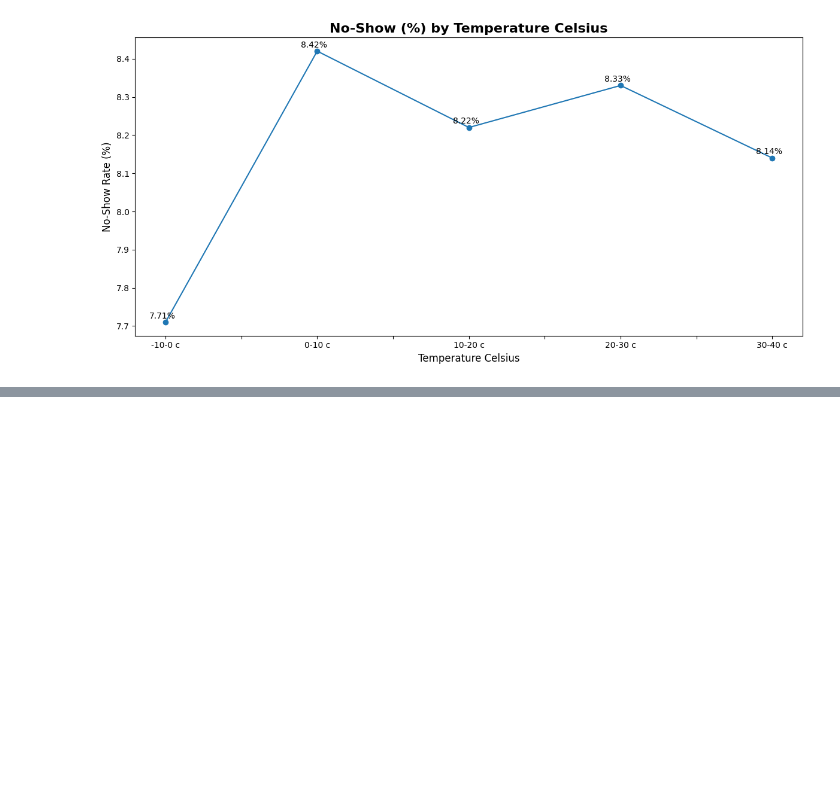
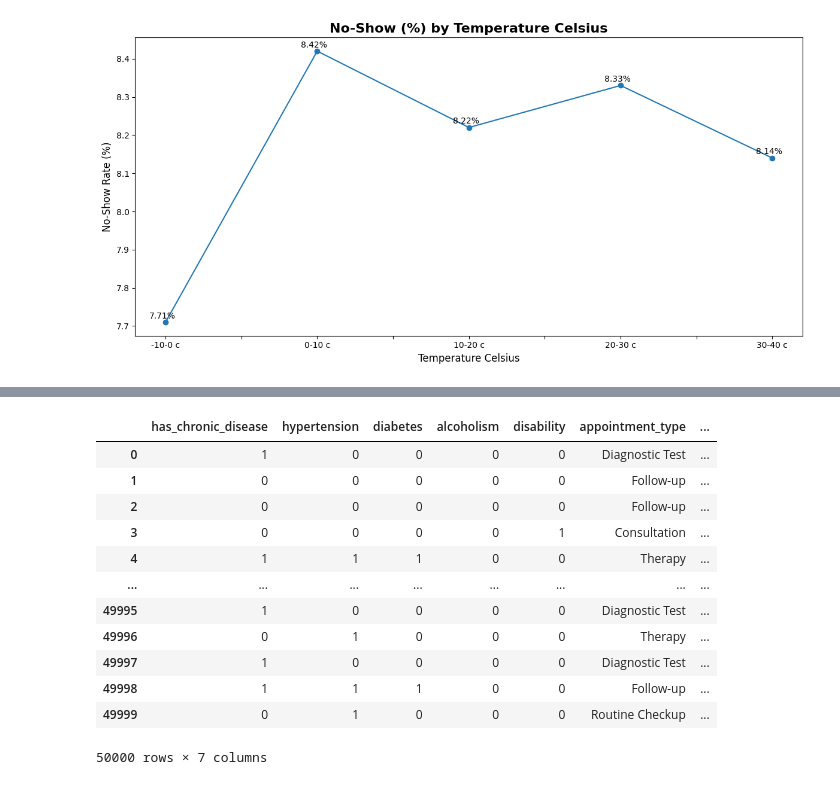
Before and after one commit to akashcstech/Health_Care_No_Show_Data_Analysis, a Jupyter notebook: Data_clean.ipynb, the cells around one changed output, grey strips where cells are left out. Drawn from its saved outputs; the diff is of its cells as text; code cells hidden in the pictures; blank space fills up the shorter version.

```diff
--- a/Data_clean.ipynb
+++ b/Data_clean.ipynb
@@ -1847,0 +1856,17 @@ plt.show()
+# %%
+# mdf = medical_data_frame
+mdf
+# %% [output]
+|  | has_chronic_disease | hypertension | diabetes | alcoholism | disability | appointment_type | ... |
+| 0 | 1 | 0 | 0 | 0 | 0 | Diagnostic Test | ... |
+| 1 | 0 | 0 | 0 | 0 | 0 | Follow-up | ... |
+| 2 | 0 | 0 | 0 | 0 | 0 | Follow-up | ... |
+| 3 | 0 | 0 | 0 | 0 | 1 | Consultation | ... |
+| 4 | 1 | 1 | 1 | 0 | 0 | Therapy | ... |
+| ... | ... | ... | ... | ... | ... | ... | ... |
+| 49995 | 1 | 0 | 0 | 0 | 0 | Diagnostic Test | ... |
+| 49996 | 0 | 1 | 0 | 0 | 0 | Therapy | ... |
+| 49997 | 1 | 0 | 0 | 0 | 0 | Diagnostic Test | ... |
+| 49998 | 1 | 1 | 1 | 0 | 0 | Follow-up | ... |
+| 49999 | 0 | 1 | 0 | 0 | 0 | Routine Checkup | ... |
+50000 rows × 7 columns
```
Also changed, not shown: parts of 4 cells of this notebook.
